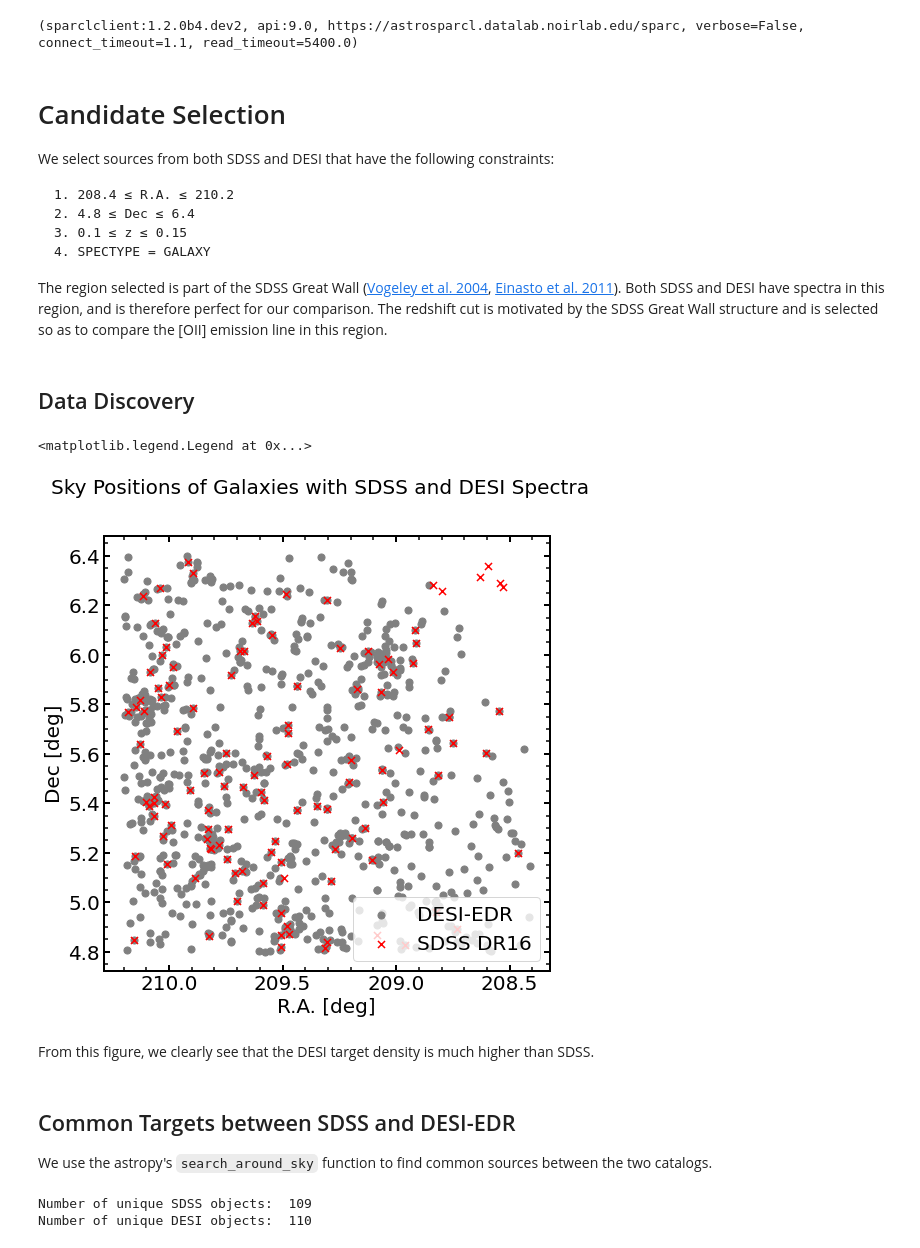
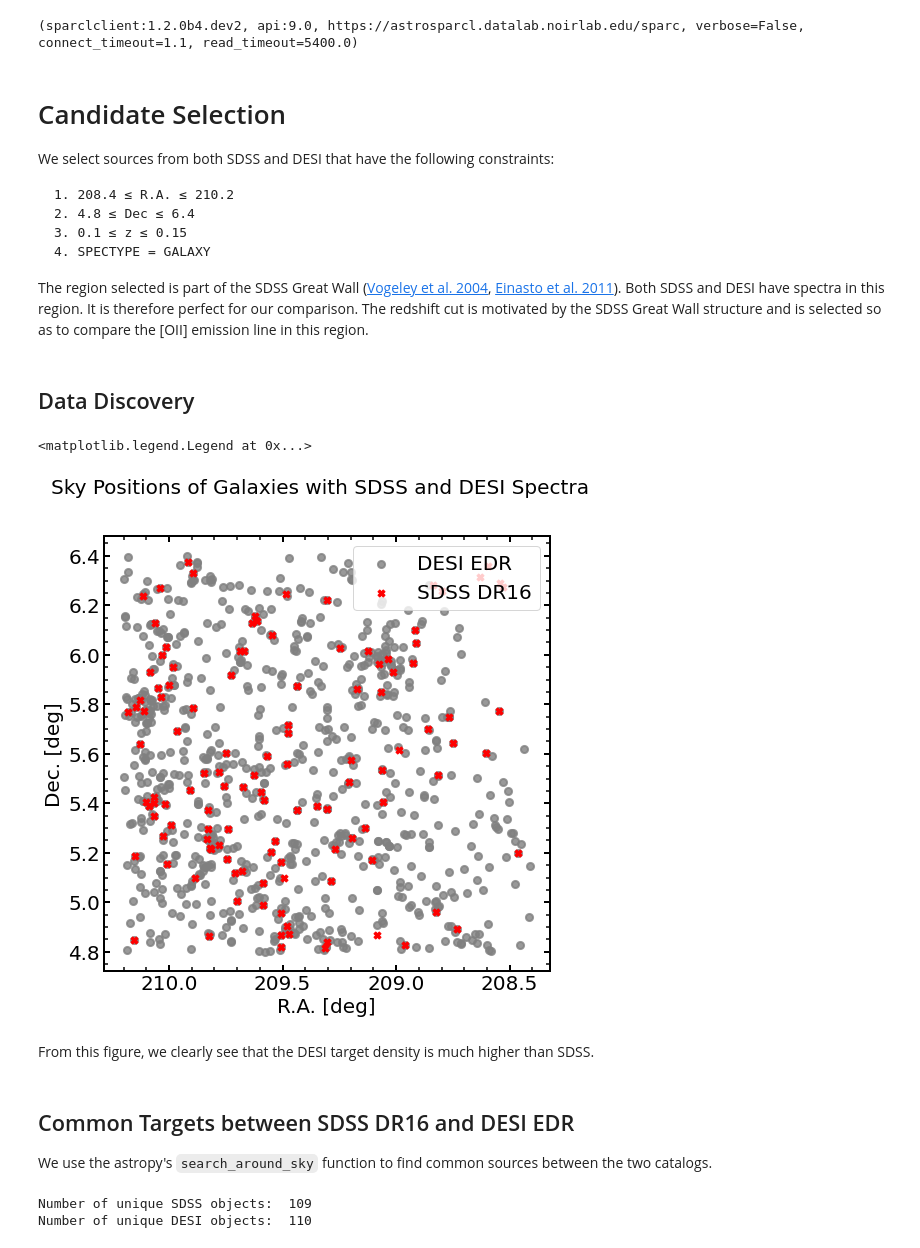
Before and after one commit to astro-datalab/notebooks-latest, a Jupyter notebook: 03_ScienceExamples/DESI/02_DESI_EDR_SDSS_Comparison.ipynb, the cells around one changed output. Cells and saved outputs as stored; diff of their text form; code cells hidden in the pictures.

```diff
--- a/03_ScienceExamples/DESI/02_DESI_EDR_SDSS_Comparison.ipynb
+++ b/03_ScienceExamples/DESI/02_DESI_EDR_SDSS_Comparison.ipynb
@@ -129,7 +124,7 @@ We select sources from both SDSS and DESI that have the following constraints:
     3. 0.1 ≤ z ≤ 0.15
     4. SPECTYPE = GALAXY
 
-The region selected is part of the SDSS Great Wall ([Vogeley et al. 2004](https://ui.adsabs.harvard.edu/abs/2004ogci.conf....5V/abstract), [Einasto et al. 2011](https://ui.adsabs.harvard.edu/abs/2011ApJ...736...51E/abstract)). Both SDSS and DESI have spectra in this region, and is therefore perfect for our comparison. The redshift cut is motivated by the SDSS Great Wall structure and is selected so as to compare the [OII] emission line in this region.
+The region selected is part of the SDSS Great Wall ([Vogeley et al. 2004](https://ui.adsabs.harvard.edu/abs/2004ogci.conf....5V/abstract), [Einasto et al. 2011](https://ui.adsabs.harvard.edu/abs/2011ApJ...736...51E/abstract)). Both SDSS and DESI have spectra in this region. It is therefore perfect for our comparison. The redshift cut is motivated by the SDSS Great Wall structure and is selected so as to compare the [OII] emission line in this region.
 # %% [markdown]
 <a class="anchod" id="data"></a>
 ## Data Discovery
@@ -159,24 +154,24 @@ dec_desi = np.array([rec['dec'] for rec in rec_desi.records])
 # %%
 ## Overlap of sources
 
 plt.figure(figsize = (8,8))
 
 plt.suptitle('Sky Positions of Galaxies with SDSS and DESI Spectra', fontsize = 20)
 
-plt.scatter(ra_desi, dec_desi, color = 'grey', marker = 'o', s = 50, label = 'DESI-EDR')
-plt.scatter(ra_sdss, dec_sdss, color = 'r', marker = 'x', s = 50, label = 'SDSS DR16')
+plt.scatter(ra_desi, dec_desi, color = 'grey', marker = 'o', s = 50, alpha = 0.8, lw = 2.0, label = 'DESI EDR')
+plt.scatter(ra_sdss, dec_sdss, color = 'r', marker = 'X', s = 50, label = 'SDSS DR16')
 plt.gca().invert_xaxis()
 plt.xlabel('R.A. [deg]')
-plt.ylabel('Dec [deg]')
-plt.legend(loc = 'lower right')
+plt.ylabel('Dec. [deg]')
+plt.legend(loc = 'upper right')
 # %% [output]
 <matplotlib.legend.Legend at 0x...>
-[figure, old version]
+[figure, new version]
 # %% [markdown]
 From this figure, we clearly see that the DESI target density is much higher than SDSS.
 # %% [markdown]
 <a class="anchod" id="common"></a>
-## Common Targets between SDSS and DESI-EDR
+## Common Targets between SDSS DR16 and DESI EDR
 
 We use the astropy's `search_around_sky` function to find common sources between the two catalogs.
 # %%
```
Also changed, not shown: parts of 17 cells of this notebook, 1 other file.
